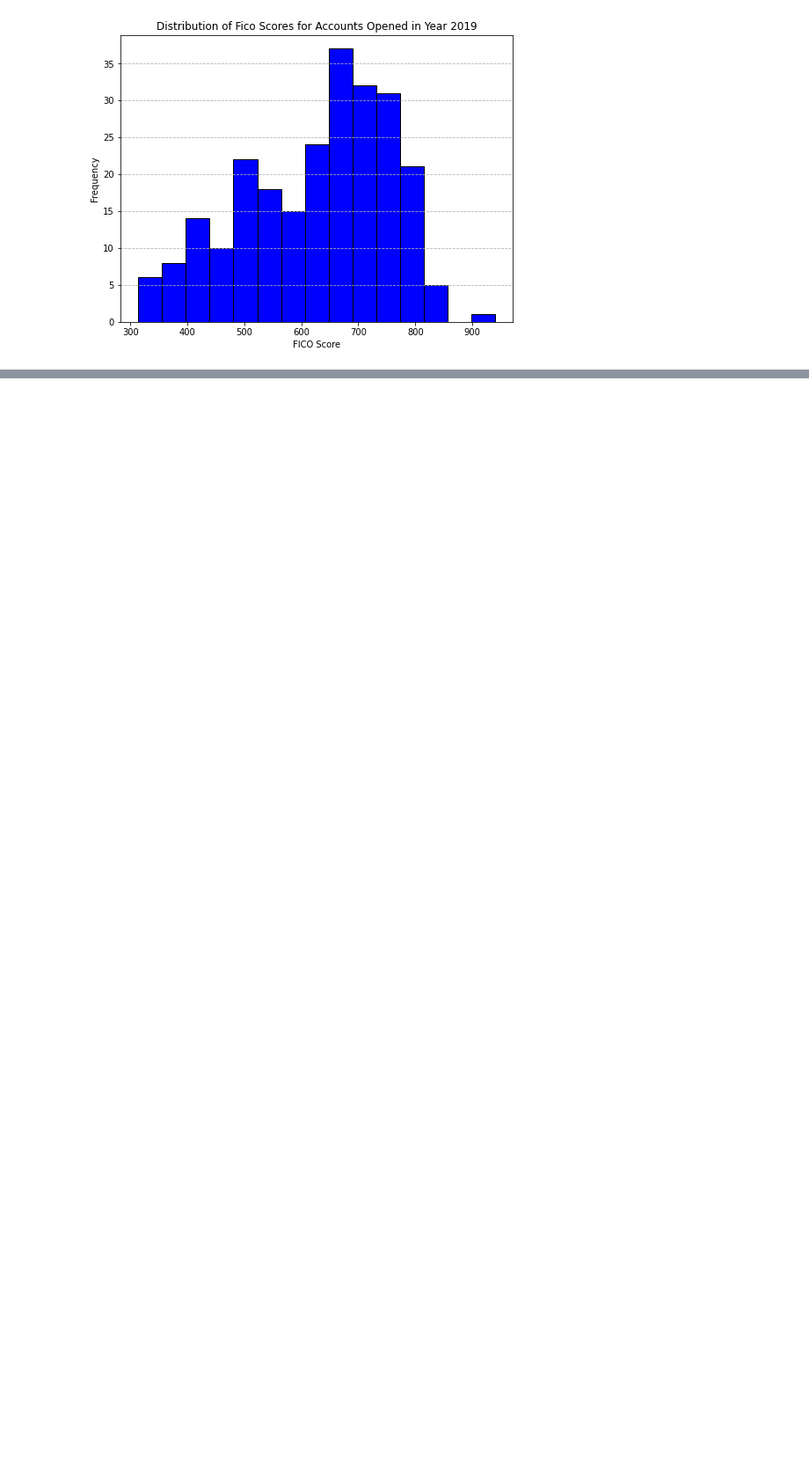
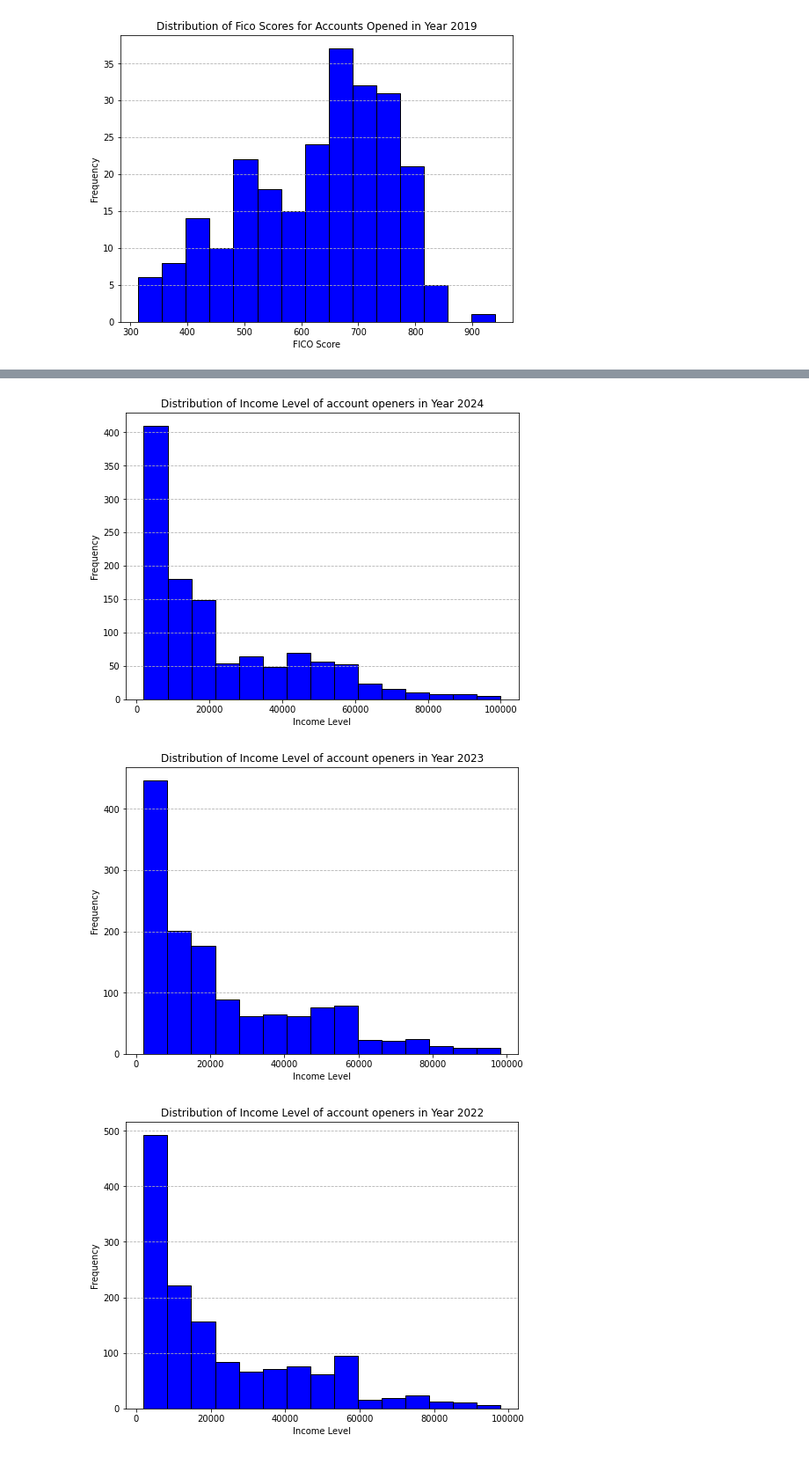
Before and after one commit to susara-ouchi/credit-score-case-study, a Jupyter notebook: credit_score_study_susara.ipynb, the cells around one changed output, grey strips where cells are left out. Shown: that part at 88% size. Cells and saved outputs as stored; diff of their text form; code cells hidden in the pictures; blank space fills up the shorter version.

```diff
--- a/credit_score_study_susara.ipynb
+++ b/credit_score_study_susara.ipynb
@@ -171,0 +218,25 @@ plot_fico_score_by_year(df_0_2019, 2019)
+# %%
+def plot_income_level_by_year(df_year, year):
+    plt.figure(figsize=(8, 6))
+    plt.hist(
+        df_year['income_level'],
+        bins=15,
+        color='blue',
+        edgecolor='black')
+    plt.xlabel('Income Level')
+    plt.ylabel('Frequency')
+    plt.grid(axis='y', linestyle='--')
+    plt.title(f'Distribution of Income Level of account openers in Year {year}')
+    plt.show()
+# %%
+#Fico Scores for Accounts Opened (Year Wise)
+plot_income_level_by_year(df_0_2024, 2024)
+plot_income_level_by_year(df_0_2023, 2023)
+plot_income_level_by_year(df_0_2022, 2022)
+plot_income_level_by_year(df_0_2021, 2021)
+plot_income_level_by_year(df_0_2020, 2020)
+plot_income_level_by_year(df_0_2019, 2019)
+# %% [output]
+[figure, added]
+[figure, added]
+[figure, added]
```
Also changed, not shown: parts of 9 cells of this notebook.
